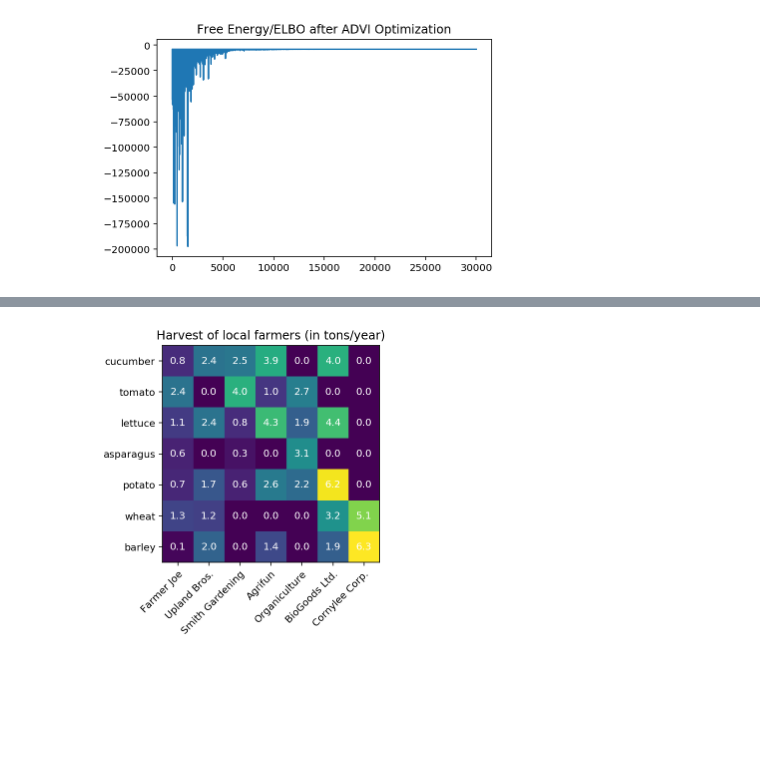
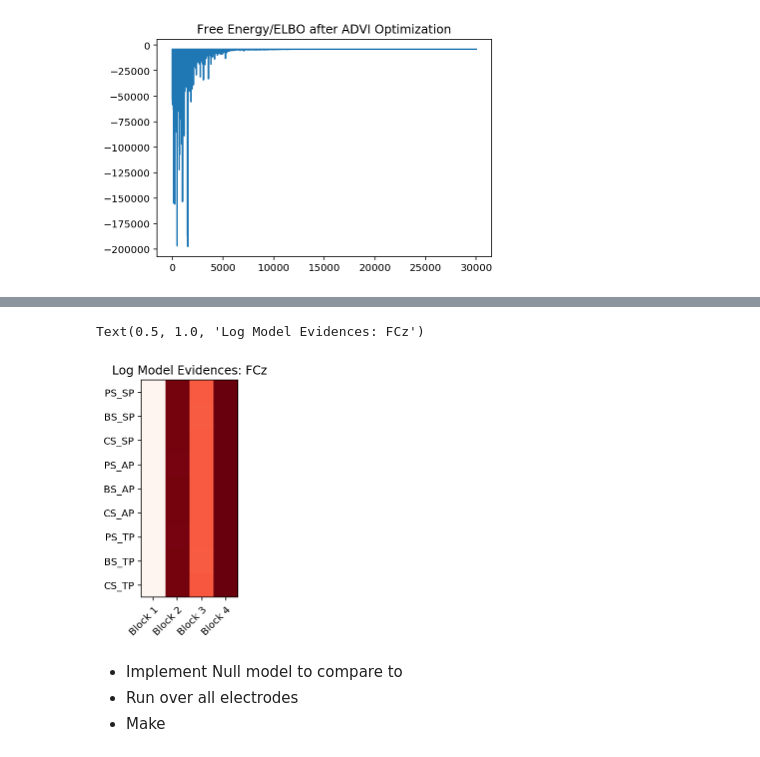
Before and after one commit to RobertTLange/SequentialBayesianLearning, a Jupyter notebook: workspace.ipynb, the cells around one changed output, grey strips where cells are left out. Saved outputs shown, nothing was run; the diff lists cells and outputs as text; code cells hidden in the pictures; blank space fills up the shorter version.

```diff
--- a/workspace.ipynb
+++ b/workspace.ipynb
@@ -266,7 +266,8 @@ log_model_evidences = {"PS_SP": [], "BS_SP": [], "CS_SP": [],
                        "PS_AP": [], "BS_AP": [], "CS_AP": [],
                        "PS_TP": [], "BS_TP": [], "CS_TP": []}
 
-blocks = np.arange(5)
+# Something wrong with events in 5th block!
+blocks = np.arange(4)
 for block_id in blocks:
 
     sample, meta = load_obj("data/" + sample_files[0][block_id] + ".mat")
@@ -313,39 +307,31 @@ Finished [100%]: Average Loss = 3,947.2
-# %%
-vegetables = ["cucumber", "tomato", "lettuce", "asparagus",
-              "potato", "wheat", "barley"]
-farmers = ["Farmer Joe", "Upland Bros.", "Smith Gardening",
-           "Agrifun", "Organiculture", "BioGoods Ltd.", "Cornylee Corp."]
-
-harvest = np.array([[0.8, 2.4, 2.5, 3.9, 0.0, 4.0, 0.0],
-                    [2.4, 0.0, 4.0, 1.0, 2.7, 0.0, 0.0],
-                    [1.1, 2.4, 0.8, 4.3, 1.9, 4.4, 0.0],
-                    [0.6, 0.0, 0.3, 0.0, 3.1, 0.0, 0.0],
-                    [0.7, 1.7, 0.6, 2.6, 2.2, 6.2, 0.0],
-                    [1.3, 1.2, 0.0, 0.0, 0.0, 3.2, 5.1],
-                    [0.1, 2.0, 0.0, 1.4, 0.0, 1.9, 6.3]])
-
-
-fig, ax = plt.subplots()
-im = ax.imshow(harvest)
-
-# We want to show all ticks...
-ax.set_xticks(np.arange(len(farmers)))
-ax.set_yticks(np.arange(len(vegetables)))
-# ... and label them with the respective list entries
-ax.set_xticklabels(farmers)
-ax.set_yticklabels(vegetables)
-
-# Rotate the tick labels and set their alignment.
-plt.setp(ax.get_xticklabels(), rotation=45, ha="right",
-         rotation_mode="anchor")
-
-# Loop over data dimensions and create text annotations.
-for i in range(len(vegetables)):
-    for j in range(len(farmers)):
-        text = ax.text(j, i, harvest[i, j],
-                       ha="center", va="center", color="w")
-
-ax.set_title("Harvest of local farmers (in tons/year)")
-plt.show()
-# %% [output]
-[figure, removed]
+# %%
+y_labels = ["PS_SP", "BS_SP", "CS_SP",
+            "PS_AP", "BS_AP", "CS_AP",
+            "PS_TP", "BS_TP", "CS_TP"]
+x_labels = ["Block 1", "Block 2", "Block 3", "Block 4"]
+
+heat_data = np.array(list(log_model_evidences.values()))
+
+
+fig, ax = plt.subplots()
+im = ax.imshow(heat_data, cmap="Reds")
+
+# We want to show all ticks...
+ax.set_xticks(np.arange(len(x_labels)))
+ax.set_yticks(np.arange(len(y_labels)))
+# ... and label them with the respective list entries
+ax.set_xticklabels(x_labels)
+ax.set_yticklabels(y_labels)
+
+# Rotate the tick labels and set their alignment.
+plt.setp(ax.get_xticklabels(), rotation=45, ha="right",
+         rotation_mode="anchor")
+
+ax.set_title("Log Model Evidences: FCz")
+# %% [output]
+Text(0.5, 1.0, 'Log Model Evidences: FCz')
+[figure, added]
+# %% [markdown]
+* Implement Null model to compare to
+* Run over all electrodes
+* Make
```
Also changed, not shown: parts of 1 cell of this notebook, 1 other file.
